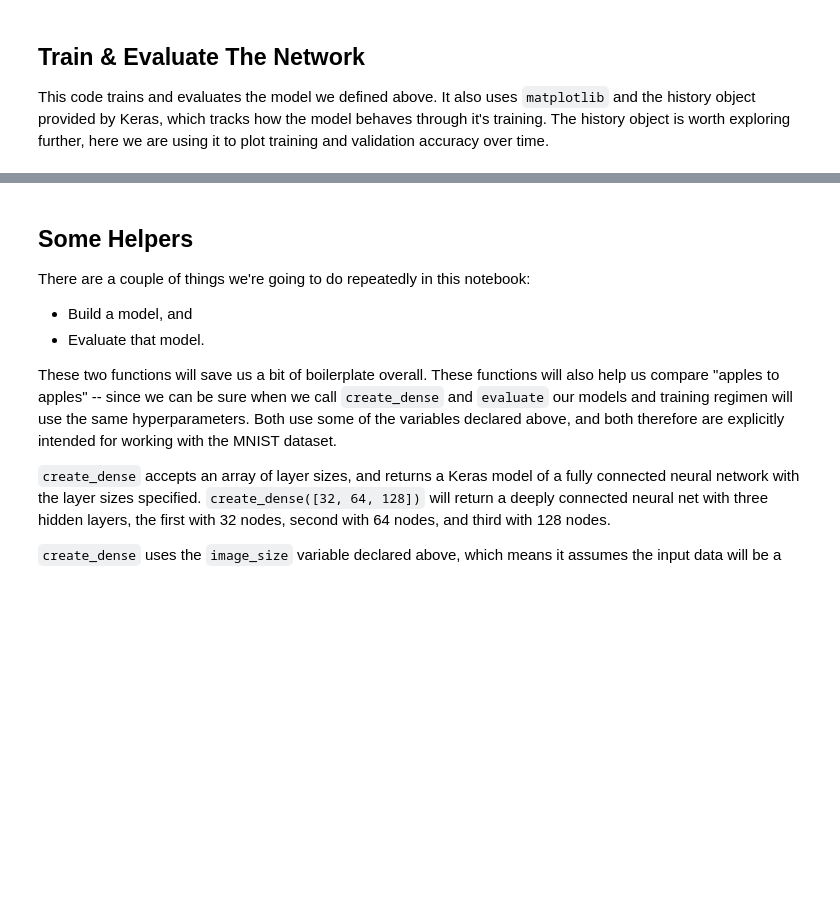
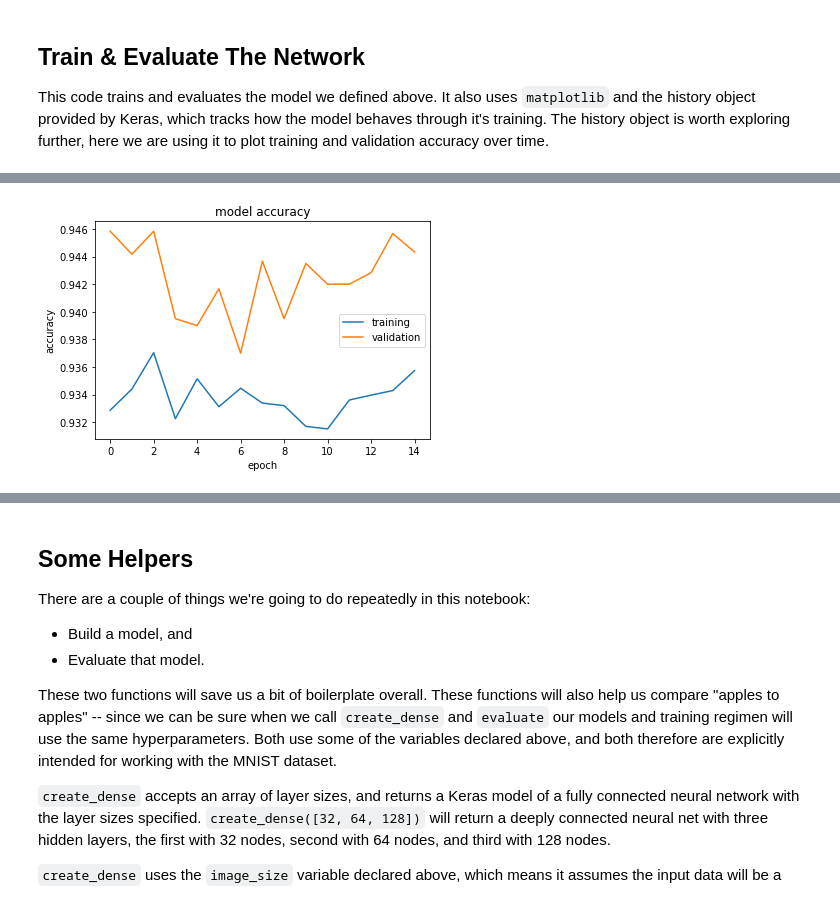
Before and after one commit to maysoon1221/AI_Surestart_MIT, a Jupyter notebook: Day 11/ExploringMNIST.ipynb, the cells around one changed output, grey strips where cells are left out. Drawn from its saved outputs; the diff is of its cells as text; code cells hidden in the pictures; blank space fills up the shorter version.

```diff
--- a/Day 11/ExploringMNIST.ipynb
+++ b/Day 11/ExploringMNIST.ipynb
@@ -81,11 +81,11 @@ _________________________________________________________________
 This code trains and evaluates the model we defined above. It also uses `matplotlib` and the history object provided by Keras, which tracks how the model behaves through it's training. The history object is worth exploring further, here we are using it to plot training and validation accuracy over time.
 # %%
 model.compile(optimizer="sgd", loss='categorical_crossentropy', metrics=['accuracy'])
-history = model.fit(x_train, y_train, batch_size=128, epochs=5, verbose=False, validation_split=.1)
-loss, accuracy  = model.evaluate(x_test, y_test, verbose=False)
+history = model.fit(x_train, y_train, epochs=15, validation_split=.1)
+loss, accuracy  = model.evaluate(x_test, y_test, batch_size=256, verbose=False)
 
-plt.plot(history.history['acc'])
-plt.plot(history.history['val_acc'])
+plt.plot(history.history['accuracy'])
+plt.plot(history.history['val_accuracy'])
 plt.title('model accuracy')
 plt.ylabel('accuracy')
 plt.xlabel('epoch')
@@ -101,0 +115 @@ ValueError: in user code:
+[figure, added]
```
Also changed, not shown: parts of 3 cells of this notebook, 9 other files.
